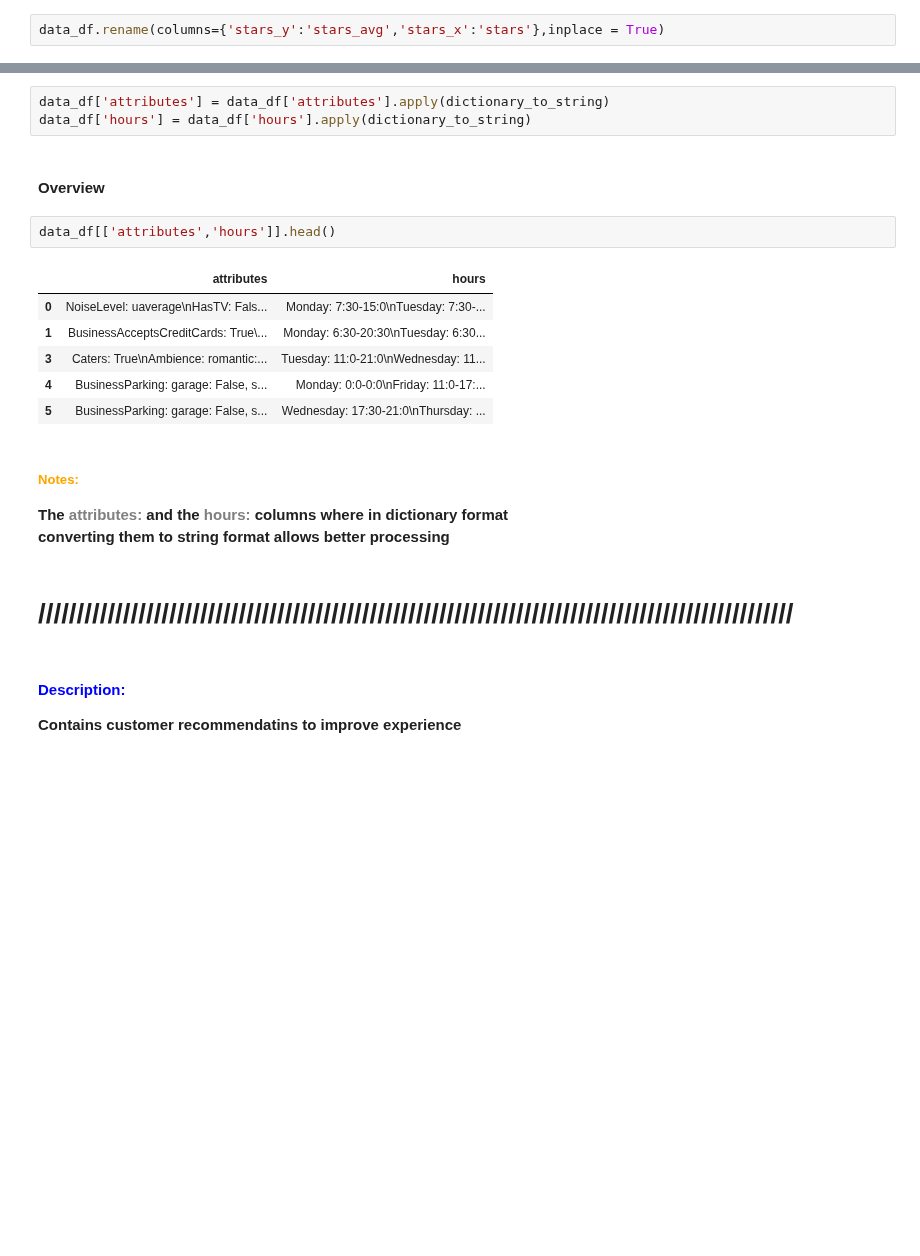
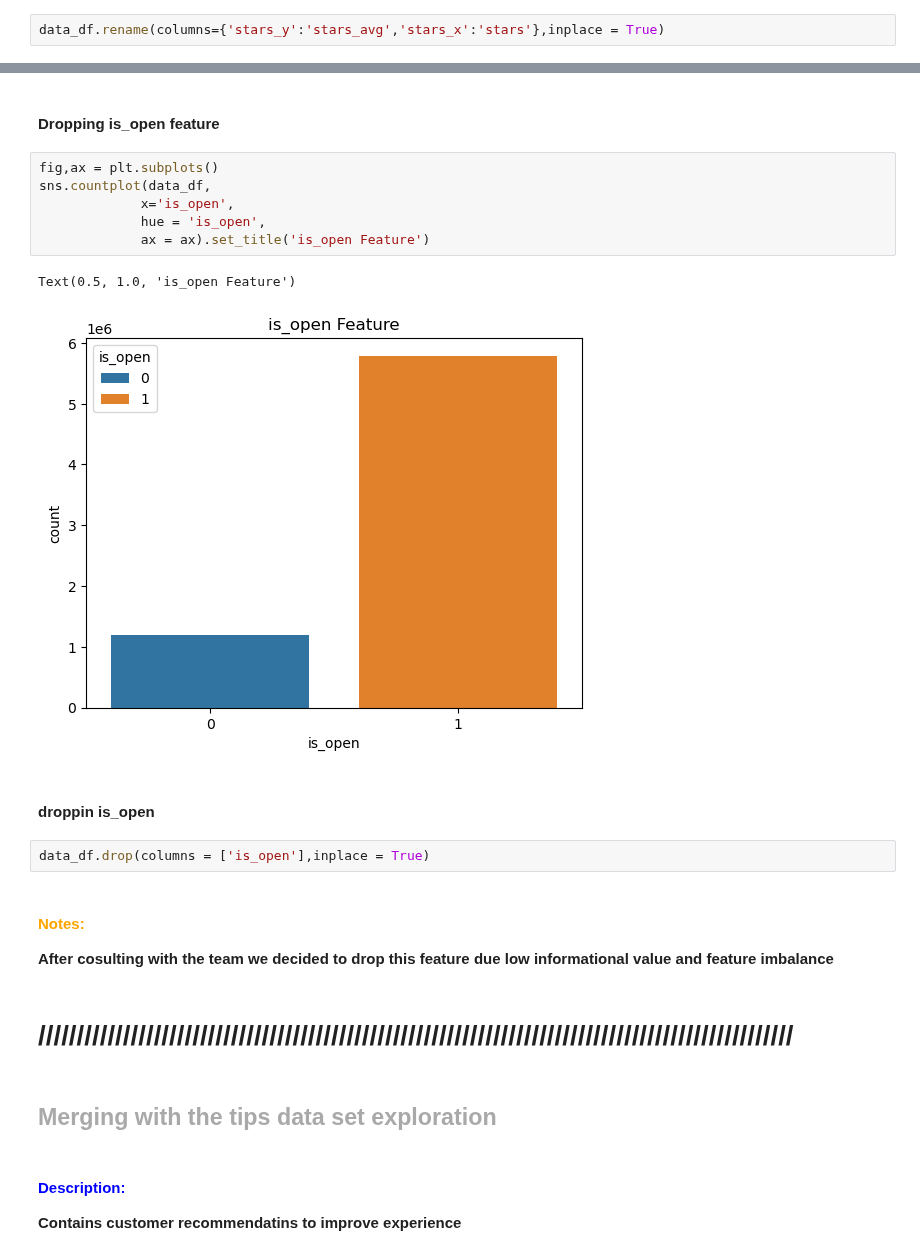
Before and after one commit to MxOdele/AI_Project_3_Group_01, a Jupyter notebook: placeholder_notebook.ipynb, the cells around one changed output, grey strips where cells are left out. Saved outputs shown, nothing was run; the diff lists cells and outputs as text; blank space fills up the shorter version.

```diff
--- a/placeholder_notebook.ipynb
+++ b/placeholder_notebook.ipynb
@@ -517,23 +486,25 @@ def dictionary_to_string(dictionary):
-# %%
-data_df['attributes'] = data_df['attributes'].apply(dictionary_to_string)
-data_df['hours'] = data_df['hours'].apply(dictionary_to_string)
-# %% [markdown]
-#### Overview
-# %%
-data_df[['attributes','hours']].head()
-# %% [output]
-|  | attributes | hours |
-| 0 | NoiseLevel: uaverage\nHasTV: Fals... | Monday: 7:30-15:0\nTuesday: 7:30-... |
-| 1 | BusinessAcceptsCreditCards: True\... | Monday: 6:30-20:30\nTuesday: 6:30... |
-| 3 | Caters: True\nAmbience: romantic:... | Tuesday: 11:0-21:0\nWednesday: 11... |
-| 4 | BusinessParking: garage: False, s... | Monday: 0:0-0:0\nFriday: 11:0-17:... |
-| 5 | BusinessParking: garage: False, s... | Wednesday: 17:30-21:0\nThursday: ... |
-# %% [markdown]
-##### **<font color='orange'> Notes:</font>**
-**The <font color='grey'> attributes:</font> and the <font color='grey'> hours:</font> columns where in dictionary format** <br>
-**converting them to string format allows better processing**<br>
+# %% [markdown]
+#### Dropping is_open feature
+# %%
+fig,ax = plt.subplots()
+sns.countplot(data_df,
+             x='is_open',
+             hue = 'is_open',
+             ax = ax).set_title('is_open Feature')
+# %% [output]
+Text(0.5, 1.0, 'is_open Feature')
+[figure, added]
+# %% [markdown]
+#### droppin is_open
+# %%
+data_df.drop(columns = ['is_open'],inplace = True)
+# %% [markdown]
+#### **<font color='orange'> Notes:</font>**
+**After cosulting with the team we decided to drop this feature due low informational value and feature imbalance**
 # %% [markdown]
 # //////////////////////////////////////////////////////////////////////////////////////////////////
+# %% [markdown]
+## **<font color='darkgrey'>Merging with the tips data set exploration</font>**
 # %% [markdown]
 #### <font color = 'blue'>Description:</font>
 **Contains customer recommendatins to improve experience**
```
Also changed, not shown: parts of 28 cells of this notebook.
